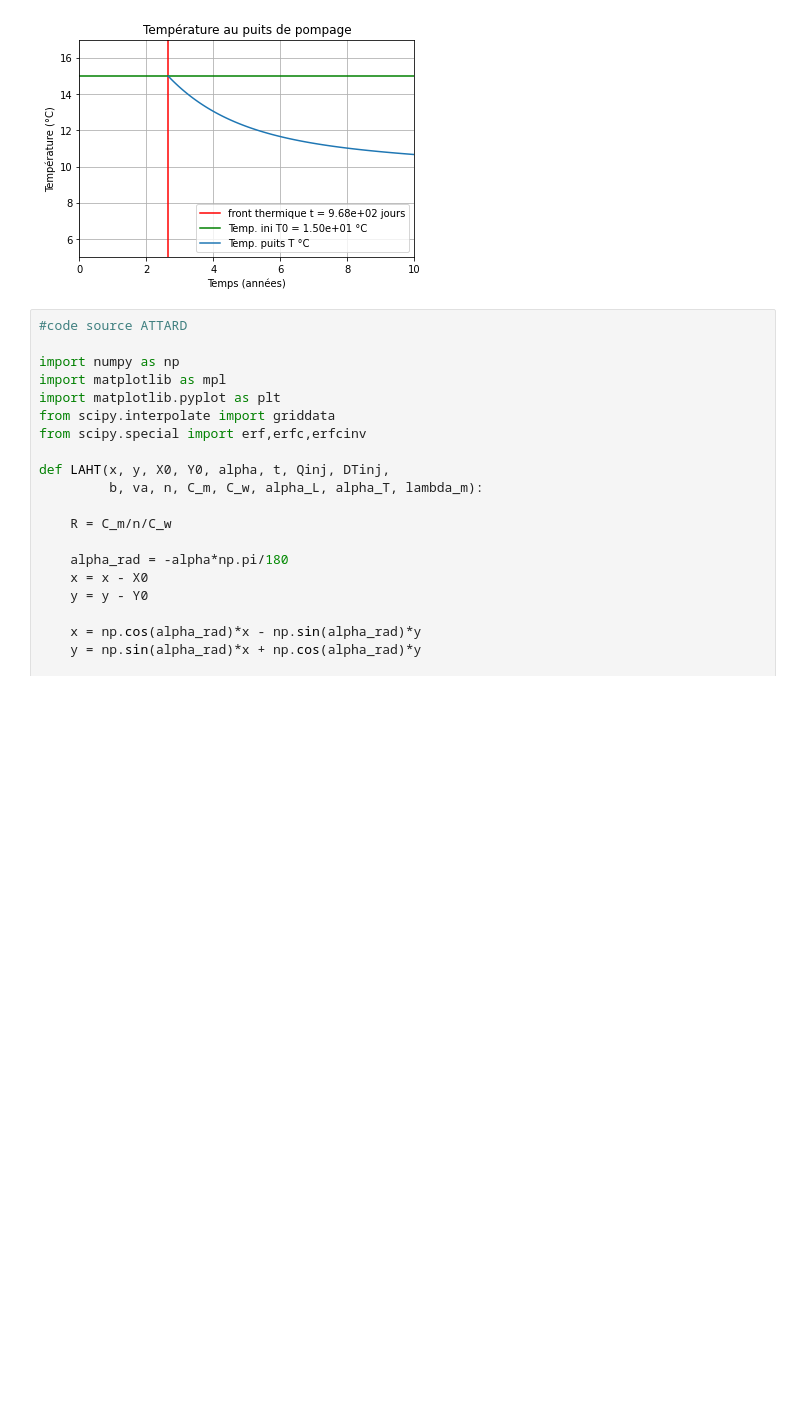
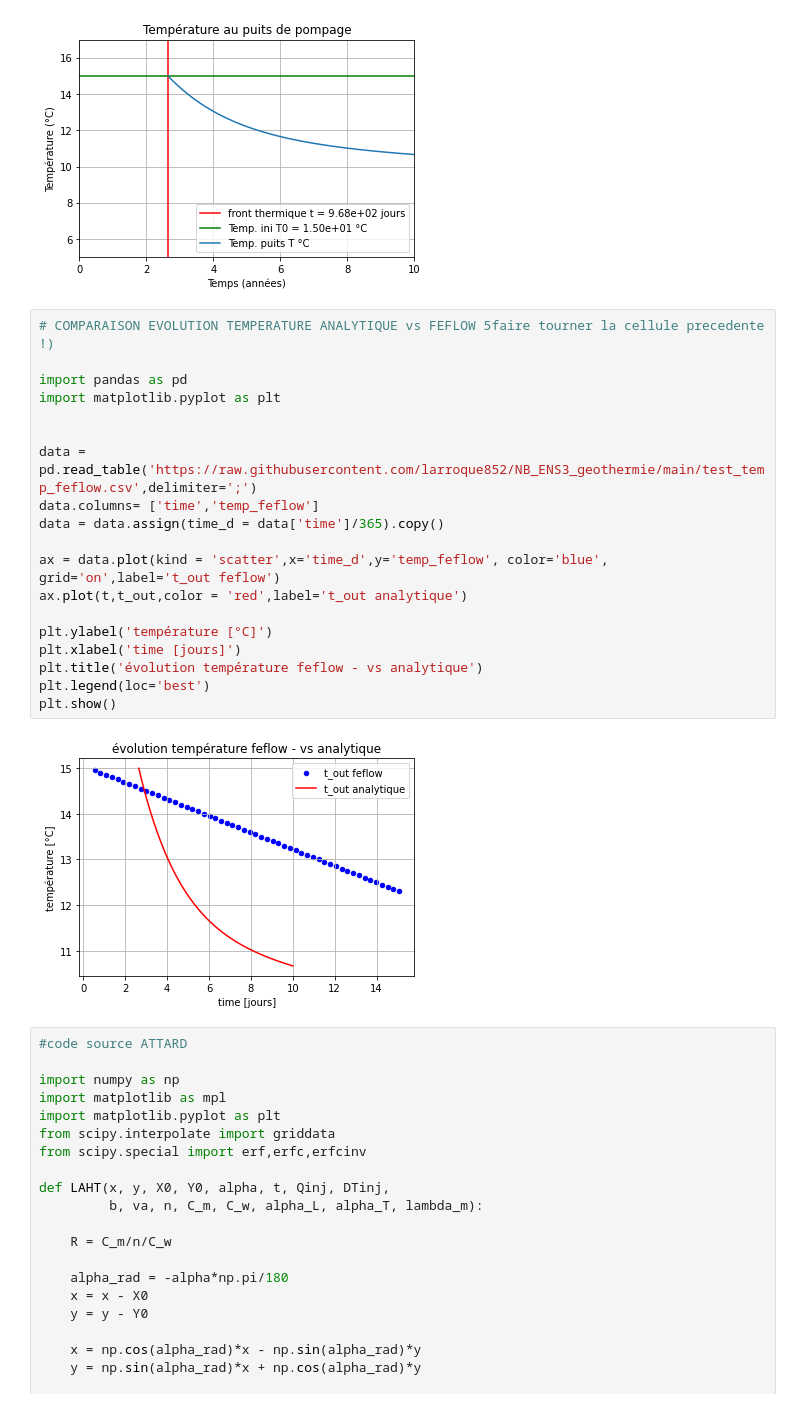
Before and after one commit to larroque852/NB_ENS3_geothermie, a Jupyter notebook: ENS3_GEOTH_TD_COMPLET_2023.ipynb, the cells around one changed output. Drawn from its saved outputs; the diff is of its cells as text; blank space fills up the shorter version.

```diff
--- a/ENS3_GEOTH_TD_COMPLET_2023.ipynb
+++ b/ENS3_GEOTH_TD_COMPLET_2023.ipynb
@@ -1326,6 +1326,27 @@ plt.show()
 # %% [output]
 temps d'arrivée front thermique 9.68e+02 jours
 [figure]
+# %%
+# COMPARAISON EVOLUTION TEMPERATURE ANALYTIQUE vs FEFLOW 5faire tourner la cellule precedente !)
+
+import pandas as pd
+import matplotlib.pyplot as plt
+
+
+data = pd.read_table('https://raw.githubusercontent.com/larroque852/NB_ENS3_geothermie/main/test_temp_feflow.csv',delimiter=';')
+data.columns= ['time','temp_feflow']
+data = data.assign(time_d = data['time']/365).copy()
+
+ax = data.plot(kind = 'scatter',x='time_d',y='temp_feflow', color='blue', grid='on',label='t_out feflow')
+ax.plot(t,t_out,color = 'red',label='t_out analytique')
+
+plt.ylabel('température [°C]')
+plt.xlabel('time [jours]')
+plt.title('évolution température feflow - vs analytique')
+plt.legend(loc='best')
+plt.show()
+# %% [output]
+[figure, added]
 # %%
 #code source ATTARD
 
```
